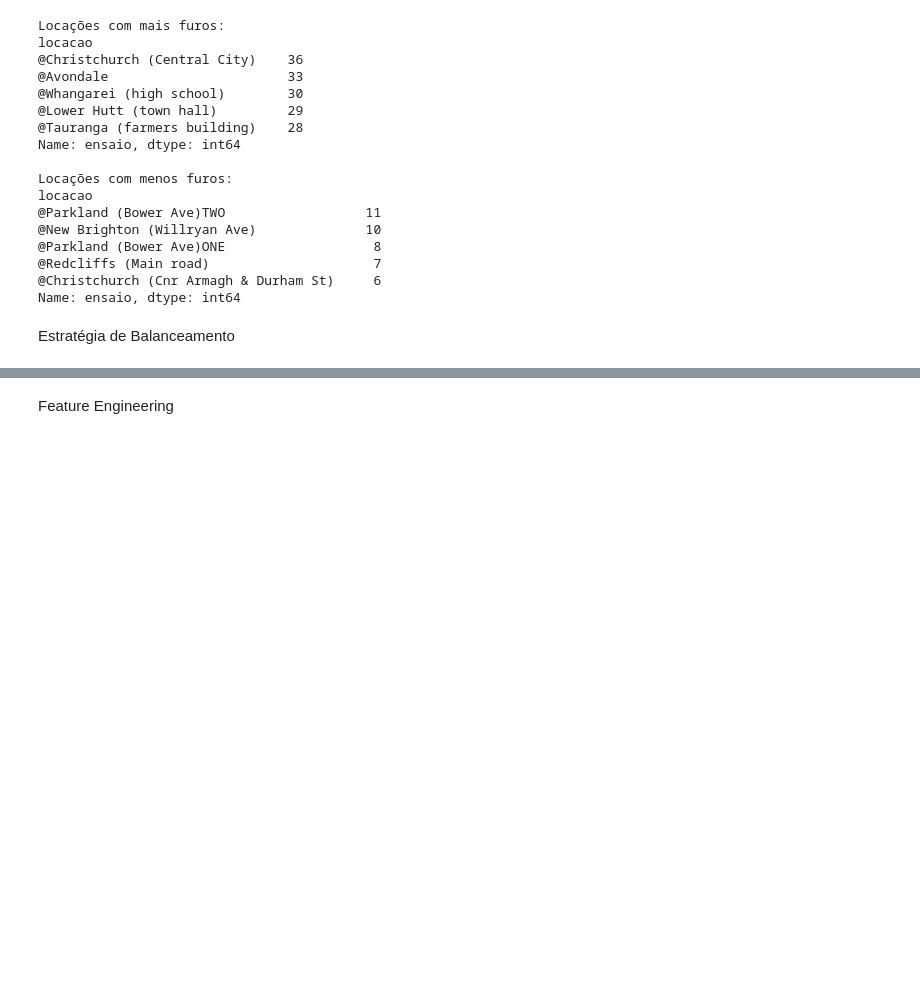
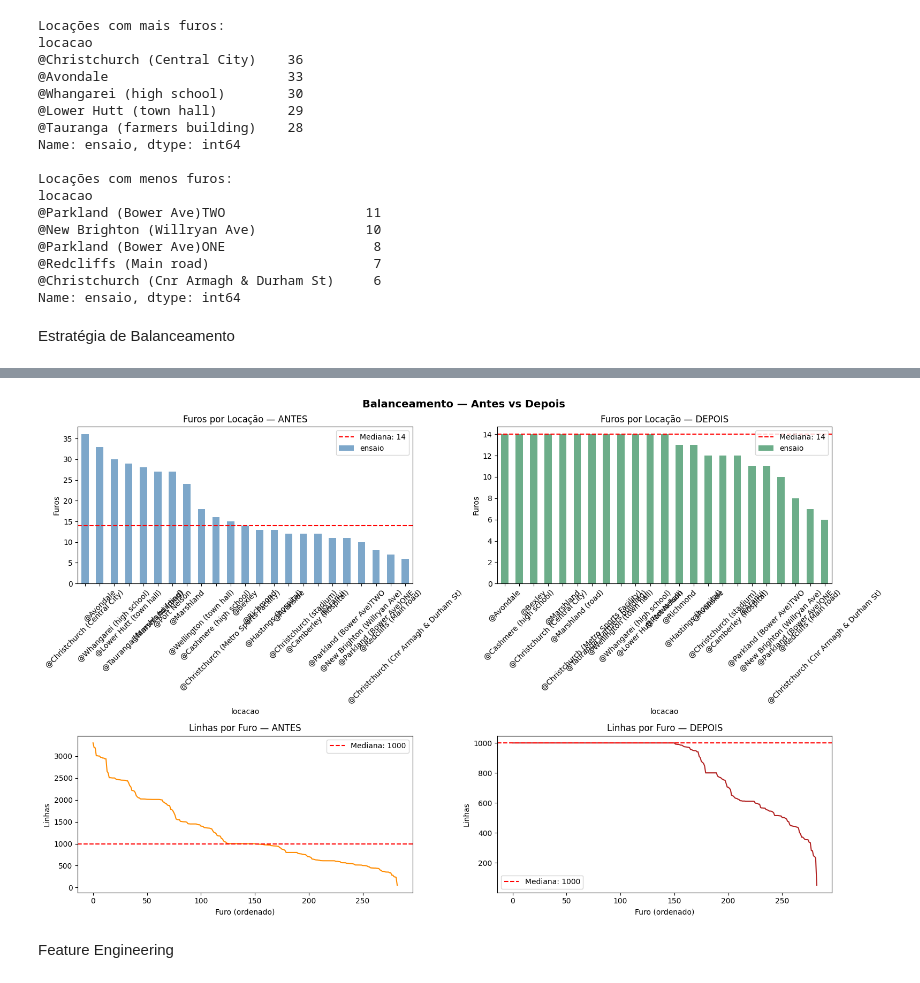
Before and after one commit to felipebrsm/PUC_Sprint_1_ML-FBRSM, a Jupyter notebook: notebook/MVP_FBRSM_PUC.ipynb, the cells around one changed output, grey strips where cells are left out. Cells and saved outputs as stored; diff of their text form; code cells hidden in the pictures; blank space fills up the shorter version.

```diff
--- a/notebook/MVP_FBRSM_PUC.ipynb
+++ b/notebook/MVP_FBRSM_PUC.ipynb
@@ -445,0 +404,20 @@ Estatísticas por locação:
+# %%
+# ── Passo 2 — Mediana de linhas por furo ─────────────────────────────
+
+linhas_por_furo = df_step1.groupby(['locacao', 'ensaio']).size()
+mediana_linhas  = int(linhas_por_furo.median())
+
+print(f'Mediana de linhas por furo : {mediana_linhas}')
+print(f'Máximo                     : {linhas_por_furo.max():,}')
+print(f'Mínimo                     : {linhas_por_furo.min():,}')
+print()
+
+# Limita cada furo individualmente à mediana de linhas
+df_step2 = (
+    df_step1.groupby(['locacao', 'ensaio'], group_keys=False)
+            .apply(lambda x: x.sample(min(len(x), mediana_linhas), random_state=SEED))
+            .reset_index(drop=True)
+)
+
+print(f'Linhas antes  : {len(df_step1):,}')
+print(f'Linhas depois : {len(df_step2):,}')
@@ -445,0 +431,67 @@ Estatísticas por locação:
+# %%
+# ── Passo 3 — Resultado final e visualização ──────────────────────────
+
+df_filtrado = df_step2.copy()
+
+locacao_furos  = df_filtrado.groupby('locacao')['ensaio'].nunique()
+locacao_linhas = df_filtrado.groupby('locacao').size()
+
+print('=' * 50)
+print('RESULTADO FINAL')
+print('=' * 50)
+print(f'Total de linhas   : {len(df_filtrado):,}')
+print(f'Locações          : {df_filtrado["locacao"].nunique()}')
+print(f'Furos únicos      : {df_filtrado[["locacao","ensaio"]].drop_duplicates().shape[0]}')
+print(f'Razão max/min     : {locacao_linhas.max()/locacao_linhas.min():.2f}x')
+print(f'Desvio padrão     : {locacao_linhas.std():.0f}')
+
+fig, axes = plt.subplots(2, 2, figsize=(16, 10))
+
+# Furos por locação — antes
+furos_por_locacao.sort_values(ascending=False).plot(
+    kind='bar', ax=axes[0,0], color='steelblue', alpha=0.7
+)
+axes[0,0].axhline(y=mediana_furos, color='red', linestyle='--',
+                  label=f'Mediana: {mediana_furos}')
+axes[0,0].set_title('Furos por Locação — ANTES')
+axes[0,0].set_ylabel('Furos')
+axes[0,0].tick_params(axis='x', rotation=45)
+axes[0,0].legend()
+
+# Furos por locação — depois
+locacao_furos.sort_values(ascending=False).plot(
+    kind='bar', ax=axes[0,1], color='seagreen', alpha=0.7
+)
+axes[0,1].axhline(y=mediana_furos, color='red', linestyle='--',
+                  label=f'Mediana: {mediana_furos}')
+axes[0,1].set_title('Furos por Locação — DEPOIS')
+axes[0,1].set_ylabel('Furos')
+axes[0,1].tick_params(axis='x', rotation=45)
+axes[0,1].legend()
+
+# Linhas por furo — antes
+linhas_por_furo.sort_values(ascending=False).reset_index(drop=True).plot(
+    ax=axes[1,0], color='darkorange'
+)
+axes[1,0].axhline(y=mediana_linhas, color='red', linestyle='--',
+                  label=f'Mediana: {mediana_linhas}')
+axes[1,0].set_title('Linhas por Furo — ANTES')
+axes[1,0].set_xlabel('Furo (ordenado)')
+axes[1,0].set_ylabel('Linhas')
+axes[1,0].legend()
+
+# Linhas por furo — depois
+df_filtrado.groupby(['locacao','ensaio']).size()\
+           .sort_values(ascending=False).reset_index(drop=True)\
+           .plot(ax=axes[1,1], color='firebrick')
+axes[1,1].axhline(y=mediana_linhas, color='red', linestyle='--',
+                  label=f'Mediana: {mediana_linhas}')
+axes[1,1].set_title('Linhas por Furo — DEPOIS')
+axes[1,1].set_xlabel('Furo (ordenado)')
+axes[1,1].set_ylabel('Linhas')
+axes[1,1].legend()
+
+plt.suptitle('Balanceamento — Antes vs Depois', fontsize=14, fontweight='bold')
+plt.tight_layout()
+plt.show()
+# %% [output]
@@ -446,3 +506,4 @@ Estatísticas por locação:
+[figure, added]
 # %% [markdown]
 Feature Engineering
 # %%
```
Also changed, not shown: parts of 5 cells of this notebook.
